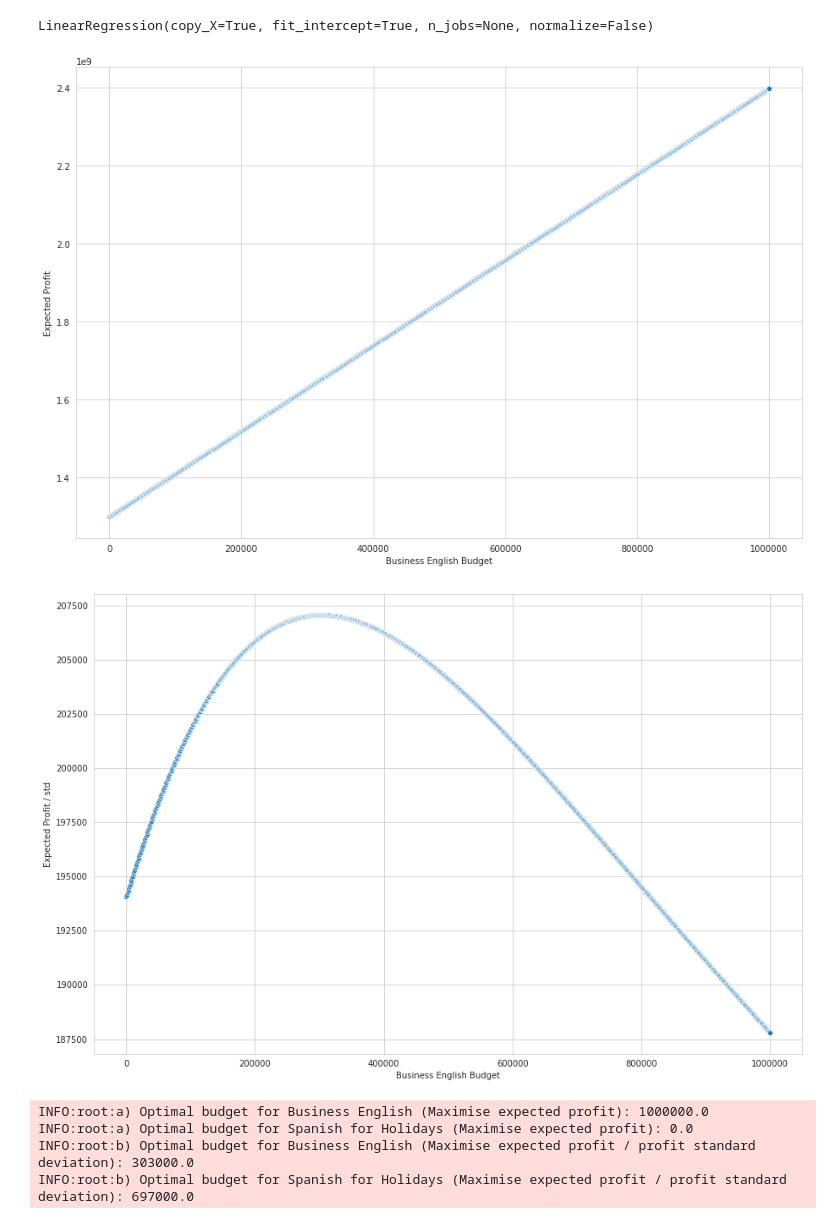
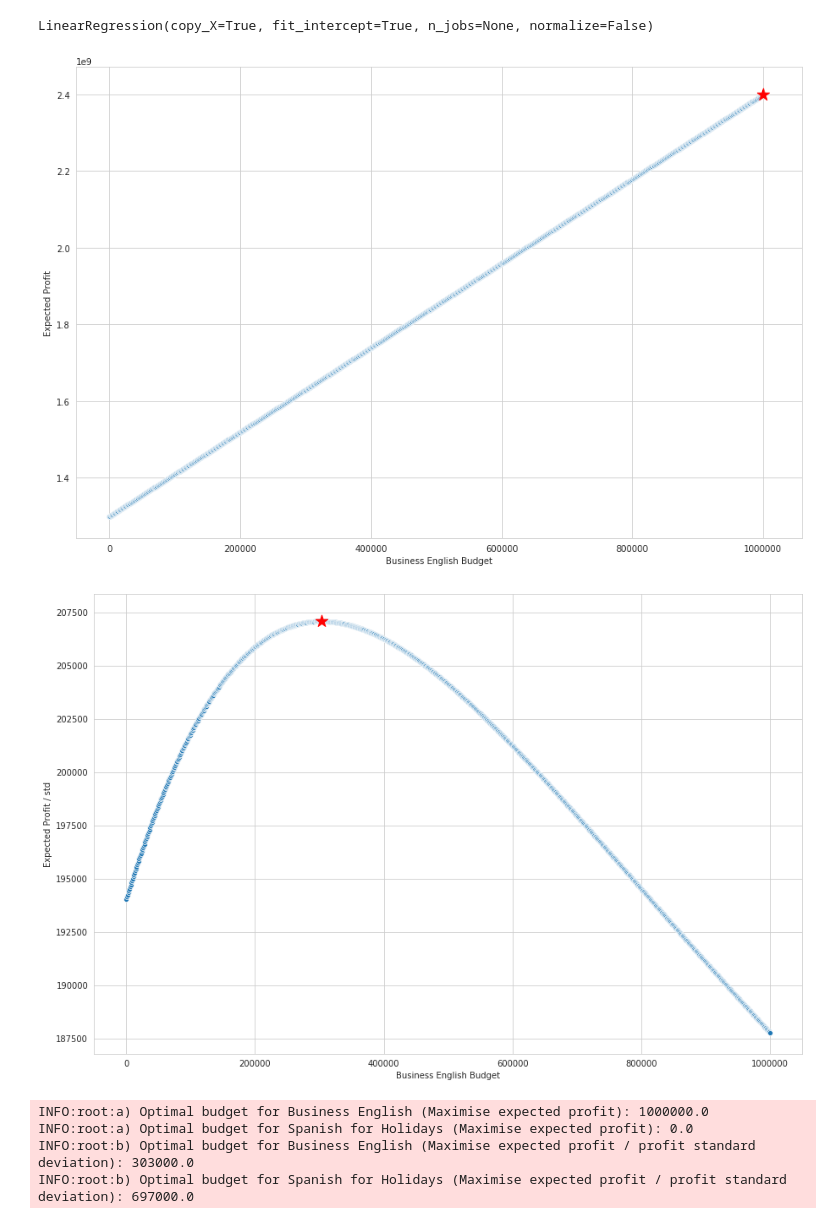
Before and after one commit to jiacheng-yao/ml_challenges, a Jupyter notebook: babbel/babbel_data_scientist_challenge_jiacheng_yao.ipynb, the cells around one changed output. Cells and saved outputs as stored; diff of their text form; code cells hidden in the pictures.

```diff
--- a/babbel/babbel_data_scientist_challenge_jiacheng_yao.ipynb
+++ b/babbel/babbel_data_scientist_challenge_jiacheng_yao.ipynb
@@ -98,6 +98,9 @@ df_agg['budget'] = pd.Series(l_budget)
 df_agg.columns = ['Campaign', 'Sales_Sum', 'Sales_Std', 'Budget']
 # %%
 df_agg['Course'] = df_agg['Campaign'].apply(lambda x: x[:2])
+
+dict_course_name = {'BE':'Business English', 'SH':'Spanish for Holidays'}
+df_agg['Course'] = df_agg['Course'].apply(lambda x: dict_course_name[x])
 # %%
 df_agg
 # %% [output]
@@ -139,8 +142,8 @@ plt.savefig("budget_sales_std.png")
 # %% [markdown]
 ### 7. Check if Sales and Budget have strong linear correlation.
 # %%
-df_agg_BE = df_agg[df_agg['Course']=='BE']
-df_agg_SH = df_agg[df_agg['Course']=='SH']
+df_agg_BE = df_agg[df_agg['Course']=='Business English']
+df_agg_SH = df_agg[df_agg['Course']=='Spanish for Holidays']
 # %%
 df_agg_BE
 # %% [output]
@@ -214,16 +221,18 @@ df_scatterplot.columns = ['Business English Budget', 'Expected Profit', 'Expecte
 fig = plt.figure(figsize=(15,10))
 ax = fig.add_subplot(111)
 sns.scatterplot(data=df_scatterplot, x="Business English Budget", y="Expected Profit")
+plt.scatter(x=optimal_budget_BE_a, y=y_TEP[np.argmax(y_TEP)][0], color='r', marker="*", s=220)
 
 plt.savefig("be_budget_tep.png")
 # %% [output]
-[figure, old version]
+[figure, new version]
 # %%
 # now we visualize: x-axis - budget for Business English, y-axis - total expected profit (TEP) / standard deviation
 fig = plt.figure(figsize=(15,10))
 ax = fig.add_subplot(111)
 sns.scatterplot(data=df_scatterplot, x="Business English Budget", y="Expected Profit / std")
+plt.scatter(x=optimal_budget_BE_b, y=y_TEP_div_std[np.argmax(y_TEP_div_std)][0], color='r', marker="*", s=220)
 
 plt.savefig("be_budget_tep_div_std.png")
 # %% [output]
-[figure, old version]
+[figure, new version]
```
Also changed, not shown: parts of 7 cells of this notebook.
